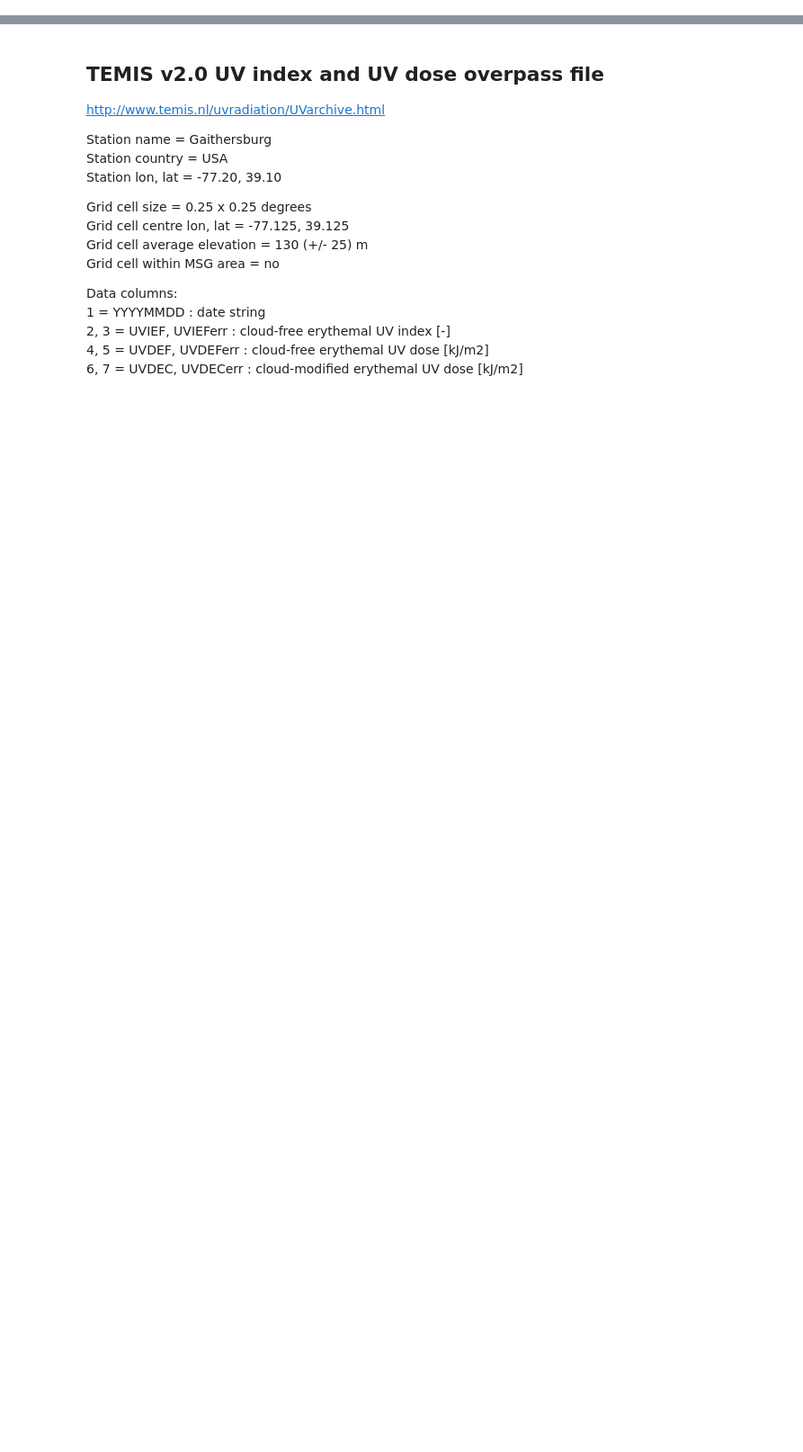
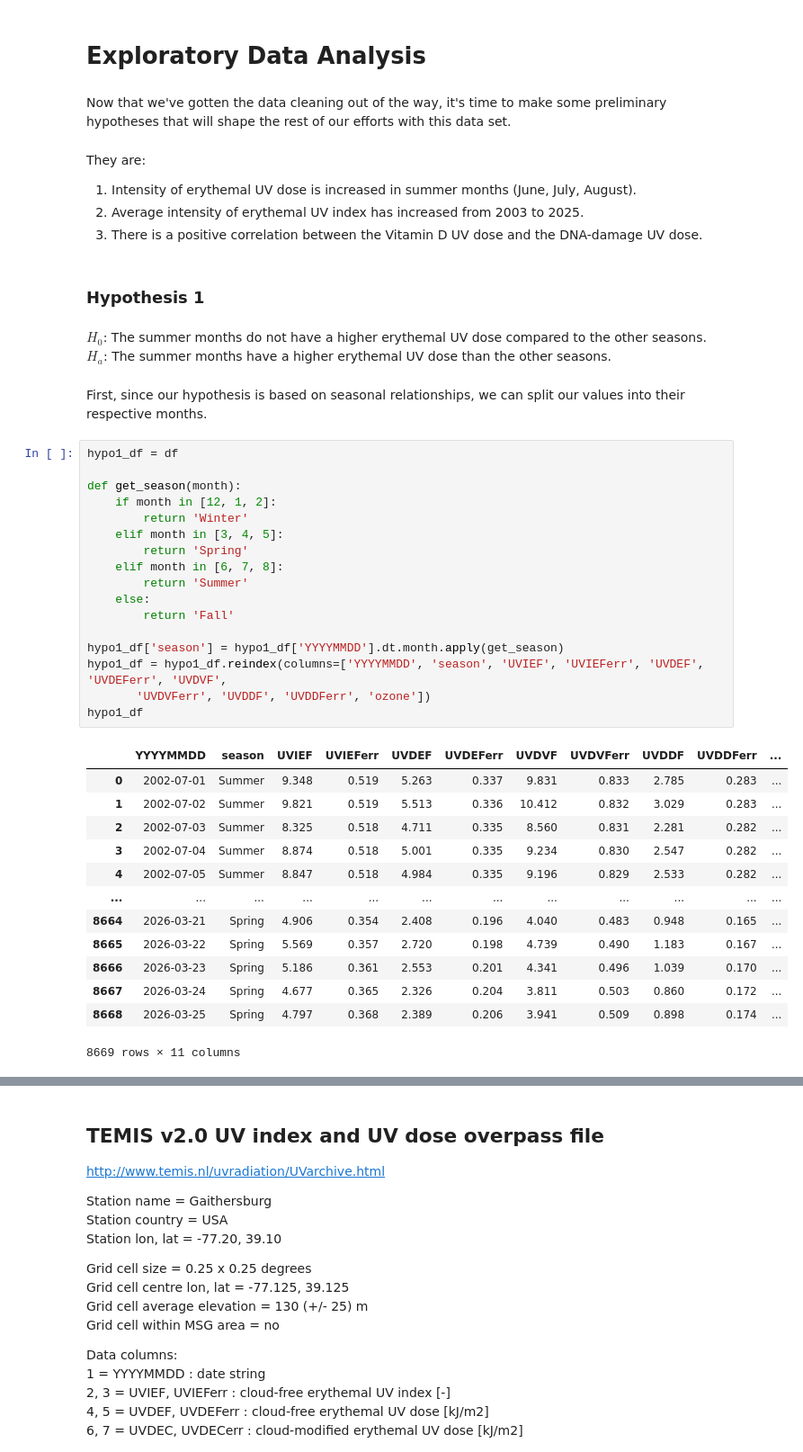
Before and after one commit to mrybak06/cmsc320-project, a Jupyter notebook: uv_Gaithersburg_USA_jupyter.ipynb, the cells around one changed output, grey strips where cells are left out. Shown at 90% size. Saved outputs shown, nothing was run; the diff lists cells and outputs as text; blank space fills up the shorter version.

Commit message:
Added hypotheses 1 and 2

```diff
--- a/uv_Gaithersburg_USA_jupyter.ipynb
+++ b/uv_Gaithersburg_USA_jupyter.ipynb
@@ -44,0 +75,47 @@ memory usage: 1.1+ MB
+# %% [markdown]
+# Exploratory Data Analysis
+# %% [markdown]
+Now that we've gotten the data cleaning out of the way, it's time to make some preliminary hypotheses that will shape the rest of our efforts with this data set.
+# %% [markdown]
+They are:
+1) Intensity of erythemal UV dose is increased in summer months (June, July, August).
+2) Average intensity of erythemal UV index has increased from 2003 to 2025.
+3) There is a positive correlation between the Vitamin D UV dose and the DNA-damage UV dose.
+# %% [markdown]
+### Hypothesis 1
+# %% [markdown]
+$H_0$: The summer months do not have a higher erythemal UV dose compared to the other seasons.
+$H_a$: The summer months have a higher erythemal UV dose than the other seasons.
+# %% [markdown]
+First, since our hypothesis is based on seasonal relationships, we can split our values into their respective months.
+# %%
+hypo1_df = df
+
+def get_season(month):
+    if month in [12, 1, 2]:
+        return 'Winter'
+    elif month in [3, 4, 5]:
+        return 'Spring'
+    elif month in [6, 7, 8]:
+        return 'Summer'
+    else:
+        return 'Fall'
+
+hypo1_df['season'] = hypo1_df['YYYYMMDD'].dt.month.apply(get_season)
+hypo1_df = hypo1_df.reindex(columns=['YYYYMMDD', 'season', 'UVIEF', 'UVIEFerr', 'UVDEF', 'UVDEFerr', 'UVDVF',
+       'UVDVFerr', 'UVDDF', 'UVDDFerr', 'ozone'])
+hypo1_df
+# %% [output]
+|  | YYYYMMDD | season | UVIEF | UVIEFerr | UVDEF | UVDEFerr | UVDVF | UVDVFerr | UVDDF | UVDDFerr | ... |
+| 0 | 2002-07-01 | Summer | 9.348 | 0.519 | 5.263 | 0.337 | 9.831 | 0.833 | 2.785 | 0.283 | ... |
+| 1 | 2002-07-02 | Summer | 9.821 | 0.519 | 5.513 | 0.336 | 10.412 | 0.832 | 3.029 | 0.283 | ... |
+| 2 | 2002-07-03 | Summer | 8.325 | 0.518 | 4.711 | 0.335 | 8.560 | 0.831 | 2.281 | 0.282 | ... |
+| 3 | 2002-07-04 | Summer | 8.874 | 0.518 | 5.001 | 0.335 | 9.234 | 0.830 | 2.547 | 0.282 | ... |
+| 4 | 2002-07-05 | Summer | 8.847 | 0.518 | 4.984 | 0.335 | 9.196 | 0.829 | 2.533 | 0.282 | ... |
+| ... | ... | ... | ... | ... | ... | ... | ... | ... | ... | ... | ... |
+| 8664 | 2026-03-21 | Spring | 4.906 | 0.354 | 2.408 | 0.196 | 4.040 | 0.483 | 0.948 | 0.165 | ... |
+| 8665 | 2026-03-22 | Spring | 5.569 | 0.357 | 2.720 | 0.198 | 4.739 | 0.490 | 1.183 | 0.167 | ... |
+| 8666 | 2026-03-23 | Spring | 5.186 | 0.361 | 2.553 | 0.201 | 4.341 | 0.496 | 1.039 | 0.170 | ... |
+| 8667 | 2026-03-24 | Spring | 4.677 | 0.365 | 2.326 | 0.204 | 3.811 | 0.503 | 0.860 | 0.172 | ... |
+| 8668 | 2026-03-25 | Spring | 4.797 | 0.368 | 2.389 | 0.206 | 3.941 | 0.509 | 0.898 | 0.174 | ... |
+8669 rows × 11 columns
```
Also changed, not shown: parts of 33 cells of this notebook.
